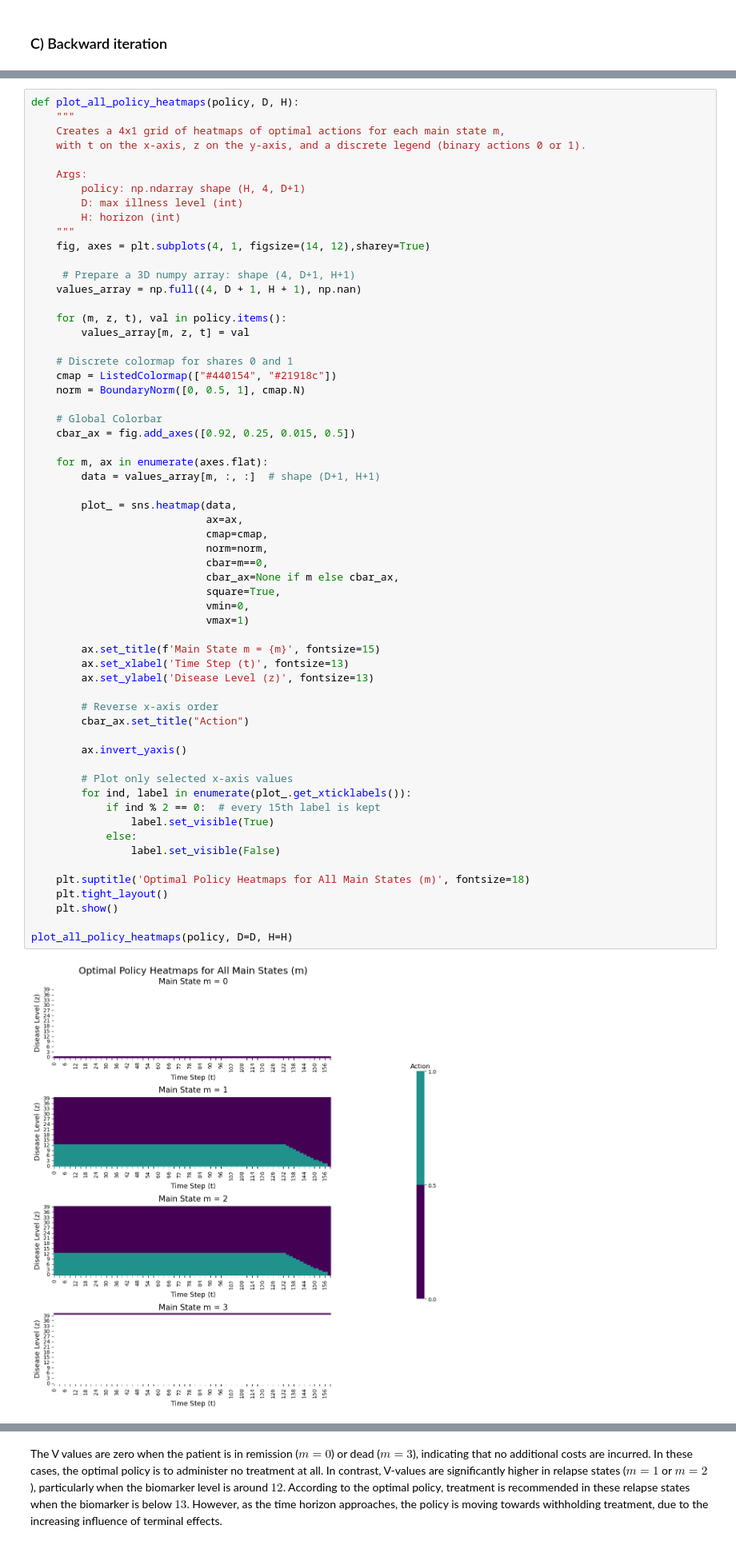
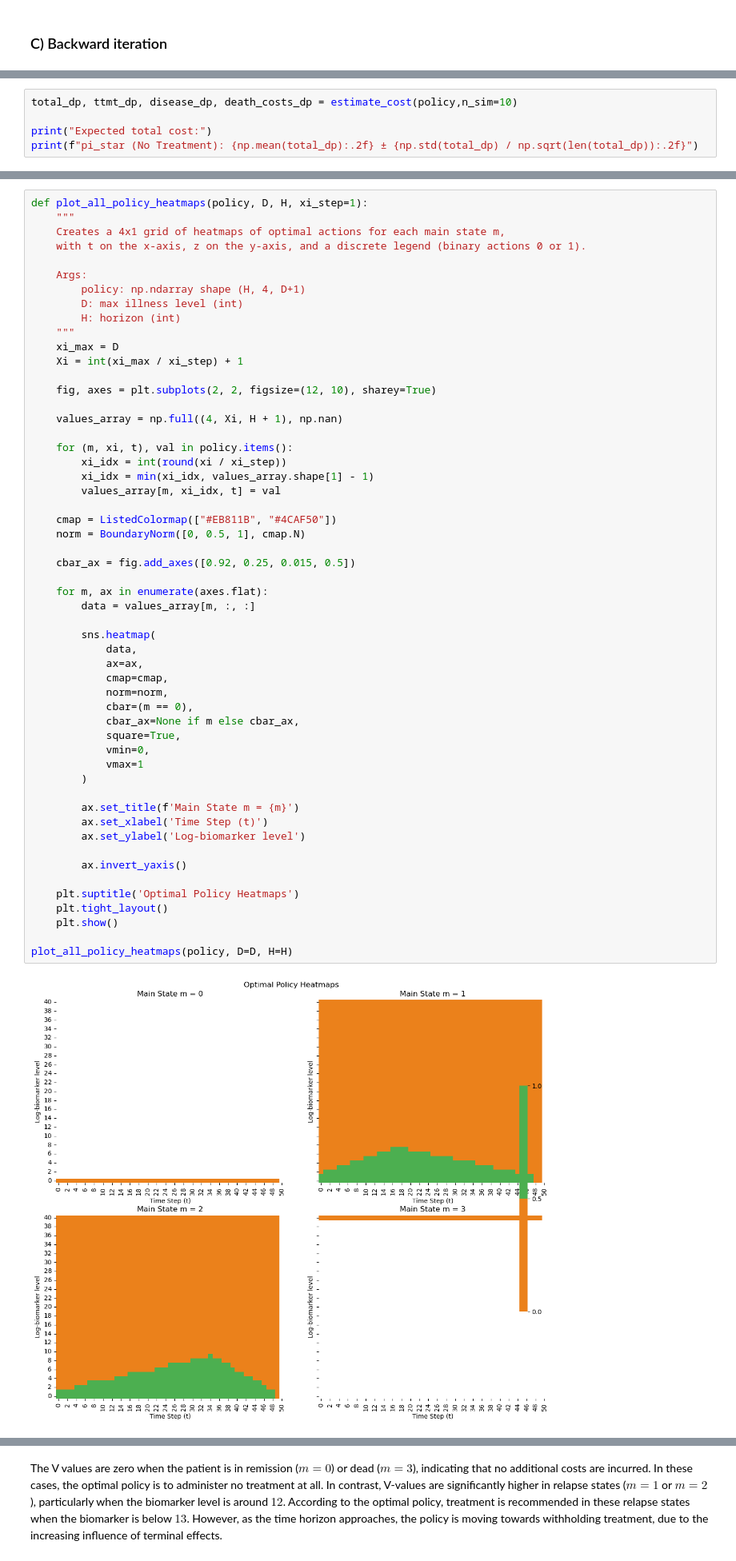
Before and after one commit to orlross/phd_notebook, a Jupyter notebook: Toy Cancer-survey.ipynb, the cells around one changed output, grey strips where cells are left out. Shown at 80% size. Cells and saved outputs as stored; diff of their text form.

```diff
--- a/Toy Cancer-survey.ipynb
+++ b/Toy Cancer-survey.ipynb
@@ -382,0 +412,5 @@ plot_all_values_heatmaps(V, D=D, H=H)
+# %%
+total_dp, ttmt_dp, disease_dp, death_costs_dp = estimate_cost(policy,n_sim=10)
+
+print("Expected total cost:")
+print(f"pi_star (No Treatment): {np.mean(total_dp):.2f} ± {np.std(total_dp) / np.sqrt(len(total_dp)):.2f}")
@@ -383,62 +469,56 @@ plot_all_values_heatmaps(V, D=D, H=H)
 # %%
-def plot_all_policy_heatmaps(policy, D, H):
+def plot_all_policy_heatmaps(policy, D, H, xi_step=1):
     """
     Creates a 4x1 grid of heatmaps of optimal actions for each main state m,
     with t on the x-axis, z on the y-axis, and a discrete legend (binary actions 0 or 1).
 
     Args:
         policy: np.ndarray shape (H, 4, D+1)
         D: max illness level (int)
         H: horizon (int)
     """
-    fig, axes = plt.subplots(4, 1, figsize=(14, 12),sharey=True)
+    xi_max = D
+    Xi = int(xi_max / xi_step) + 1
 
-     # Prepare a 3D numpy array: shape (4, D+1, H+1)
-    values_array = np.full((4, D + 1, H + 1), np.nan)
+    fig, axes = plt.subplots(2, 2, figsize=(12, 10), sharey=True)
 
-    for (m, z, t), val in policy.items():
-        values_array[m, z, t] = val
+    values_array = np.full((4, Xi, H + 1), np.nan)
 
-    # Discrete colormap for shares 0 and 1
-    cmap = ListedColormap(["#440154", "#21918c"])
+    for (m, xi, t), val in policy.items():
+        xi_idx = int(round(xi / xi_step))
+        xi_idx = min(xi_idx, values_array.shape[1] - 1)
+        values_array[m, xi_idx, t] = val
+
+    cmap = ListedColormap(["#EB811B", "#4CAF50"])
     norm = BoundaryNorm([0, 0.5, 1], cmap.N)
 
-    # Global Colorbar
     cbar_ax = fig.add_axes([0.92, 0.25, 0.015, 0.5])
 
     for m, ax in enumerate(axes.flat):
-        data = values_array[m, :, :]  # shape (D+1, H+1)
+        data = values_array[m, :, :]
 
-        plot_ = sns.heatmap(data,
-                            ax=ax,
-                            cmap=cmap,
-                            norm=norm,
-                            cbar=m==0,
-                            cbar_ax=None if m else cbar_ax,
-                            square=True,
-                            vmin=0,
-                            vmax=1)
+        sns.heatmap(
+            data,
+            ax=ax,
+            cmap=cmap,
+            norm=norm,
+            cbar=(m == 0),
+            cbar_ax=None if m else cbar_ax,
+            square=True,
+            vmin=0,
+            vmax=1
+        )
 
-        ax.set_title(f'Main State m = {m}', fontsize=15)
-        ax.set_xlabel('Time Step (t)', fontsize=13)
-        ax.set_ylabel('Disease Level (z)', fontsize=13)
-
-        # Reverse x-axis order
-        cbar_ax.set_title("Action")
+        ax.set_title(f'Main State m = {m}')
+        ax.set_xlabel('Time Step (t)')
+        ax.set_ylabel('Log-biomarker level')
 
         ax.invert_yaxis()
 
-        # Plot only selected x-axis values
-        for ind, label in enumerate(plot_.get_xticklabels()):
-            if ind % 2 == 0:  # every 15th label is kept
-                label.set_visible(True)
-            else:
-                label.set_visible(False)
-
-    plt.suptitle('Optimal Policy Heatmaps for All Main States (m)', fontsize=18)
+    plt.suptitle('Optimal Policy Heatmaps')
     plt.tight_layout()
     plt.show()
 
 plot_all_policy_heatmaps(policy, D=D, H=H)
 # %% [output]
-[figure, old version]
+[figure, new version]
```
Also changed, not shown: parts of 38 cells of this notebook.
